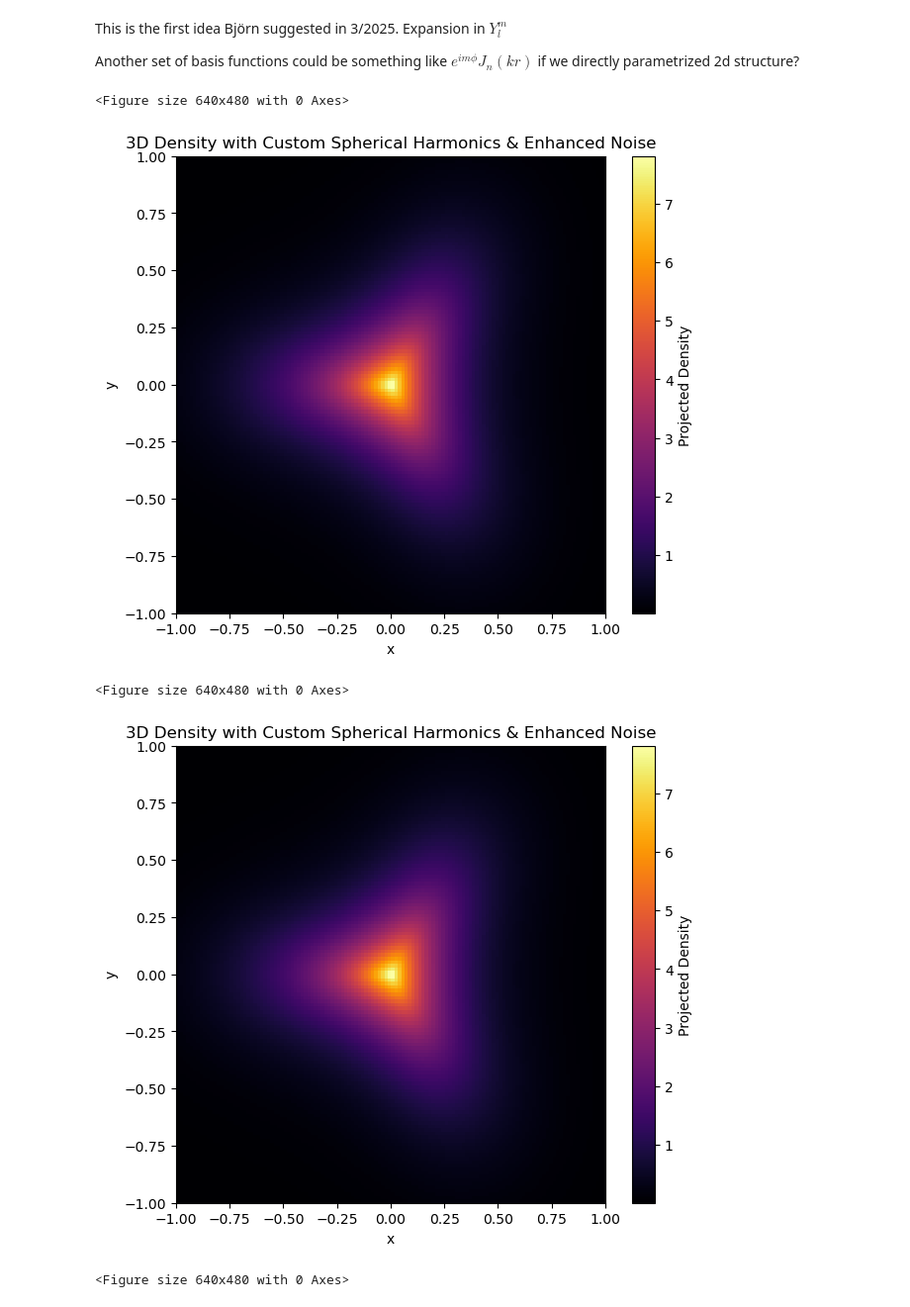
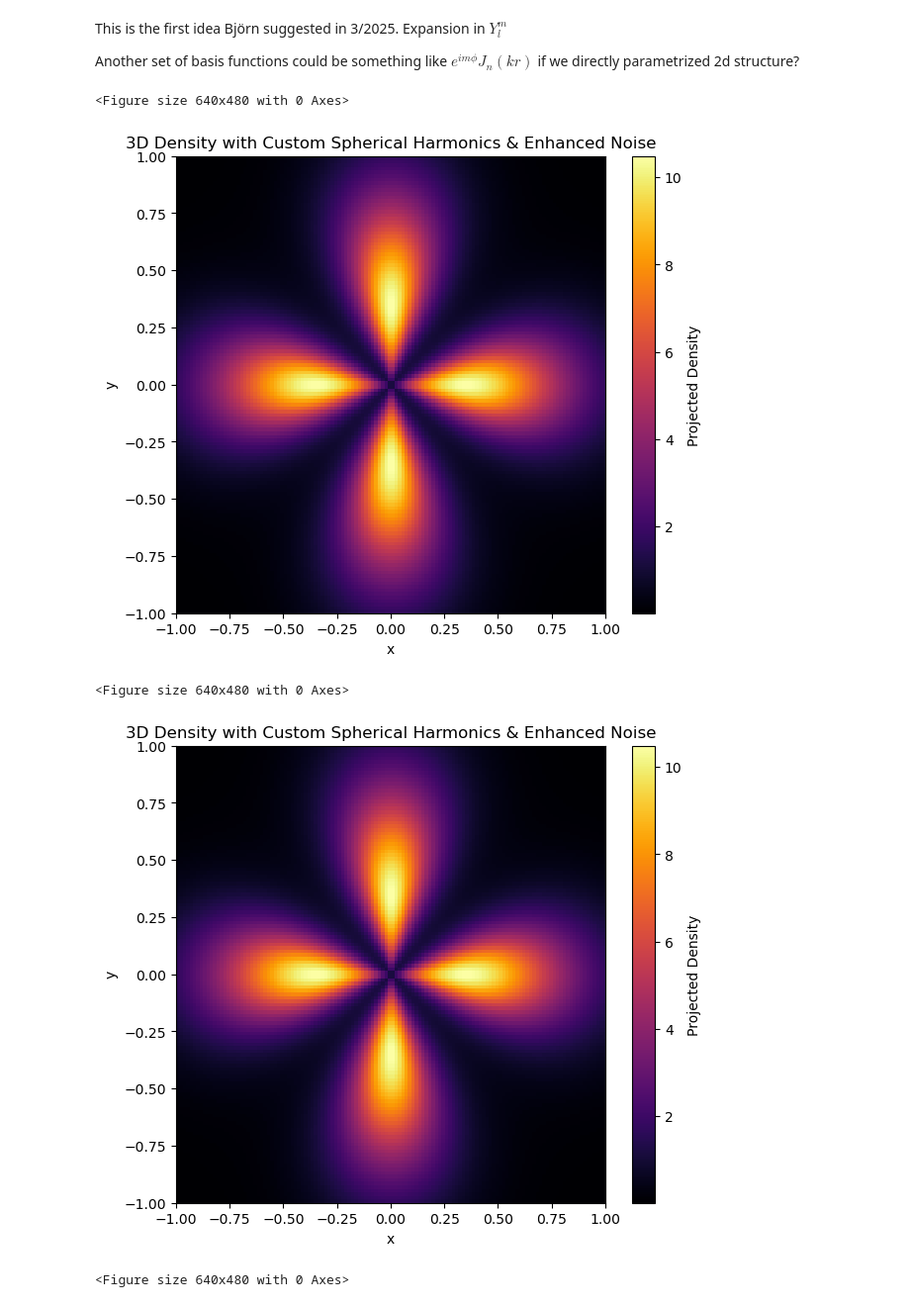
Before and after one commit to avramescudana/protonshape, a Jupyter notebook: notebooks/shape.ipynb, the cells around one changed output. Shown at 99% size. Cells and saved outputs as stored; diff of their text form; code cells hidden in the pictures.

Commit message:
3d fluctuations with spherical harmonics and momentum noise, plots with thickness function.

```diff
--- a/notebooks/shape.ipynb
+++ b/notebooks/shape.ipynb
@@ -133,8 +133,9 @@ def PlotConfiguration(seed=123, sigma_noise=10000):
 
     # Define spherical harmonic contributions. 9 parameters
     coeff_dict = {
-        (3, 3): 3,
-        (3, 2): 0,
+        # (3, 3): np.random.lognormal(sigma=5.0),
+        (3, 3): 0,
+        (3, 2): 10,
         (3, 1): 0,
         (3, 0): 0,
         (3, -1): 0,
@@ -142,13 +143,13 @@ def PlotConfiguration(seed=123, sigma_noise=10000):
         (3, -3): 0,
         (2, 2): 0,
         (2, 1): 0,
-        (2, 0): 3,
+        (2, 0): 0,
         (2, -1): 0,
         (2, -2): 0,
         (1, 0): 0,
         (1, 1): 0,
         (1, -1): 0,
-        (0, 0): 0.1
+        (0, 0): 0.0
     }
 
     # Build base density.
@@ -172,12 +173,12 @@ def PlotConfiguration(seed=123, sigma_noise=10000):
     plt.xlabel("x")
     plt.ylabel("y")
 # %%
-for s in range(10):
+for s in range(3):
     fig=plt.figure()
     PlotConfiguration(seed=s,sigma_noise=0.001)
 # %% [output]
 <Figure size 640x480 with 0 Axes>
-[figure, old version]
+[figure, new version]
 <Figure size 640x480 with 0 Axes>
-[figure, old version]
+[figure, new version]
 <Figure size 640x480 with 0 Axes>
```
Also changed, not shown: parts of 1 cell of this notebook, 5 other files.
